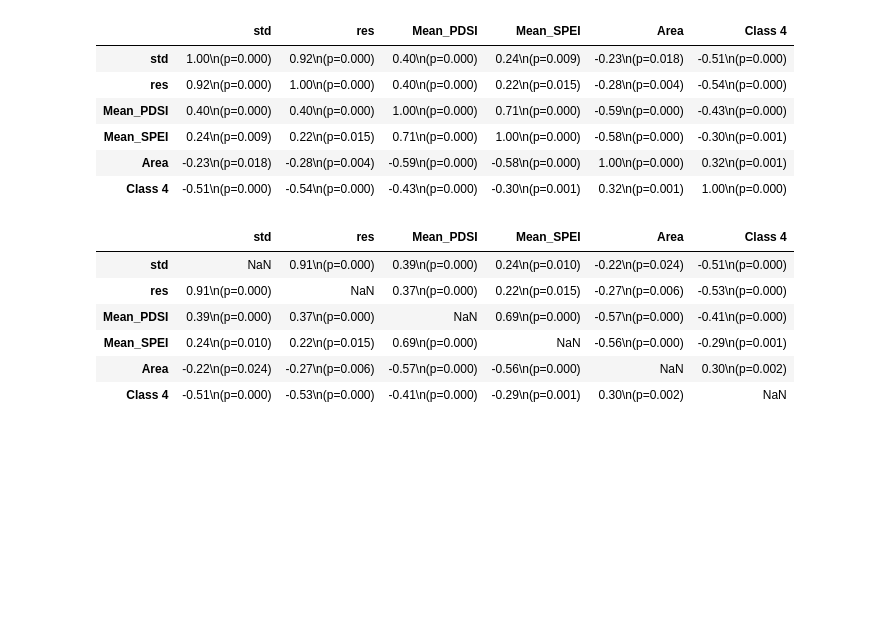
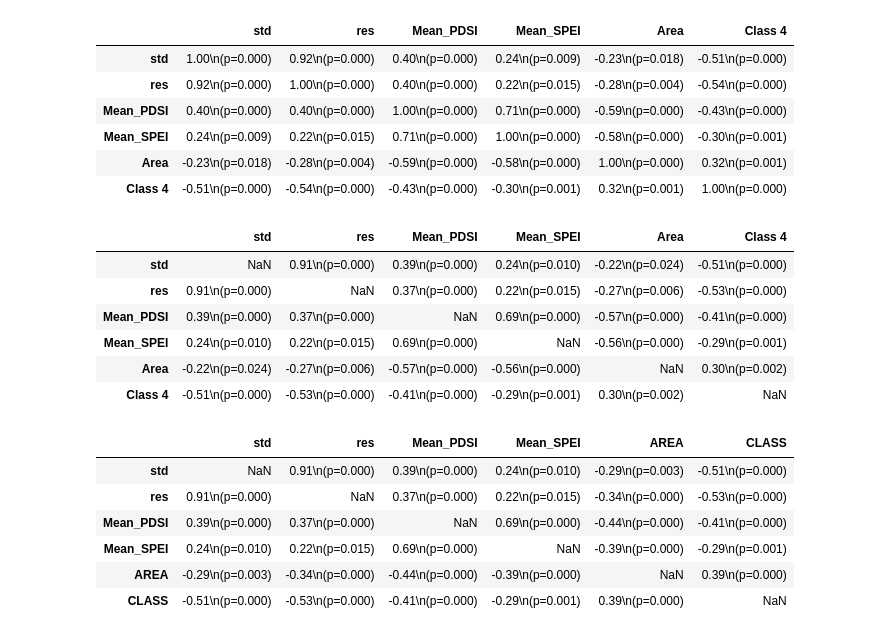
Before and after one commit to mikewellmeansme/TracheidClustering, a Jupyter notebook: notebooks/sclaling.ipynb, the cells around one changed output. Saved outputs shown, nothing was run; the diff lists cells and outputs as text; code cells hidden in the pictures; blank space fills up the shorter version.

```diff
--- a/notebooks/sclaling.ipynb
+++ b/notebooks/sclaling.ipynb
@@ -167,4 +197,16 @@ df_bootstrap
 | Mean_SPEI | 0.24\n(p=0.010) | 0.22\n(p=0.015) | 0.69\n(p=0.000) | NaN | -0.56\n(p=0.000) | -0.29\n(p=0.001) |
 | Area | -0.22\n(p=0.024) | -0.27\n(p=0.006) | -0.57\n(p=0.000) | -0.56\n(p=0.000) | NaN | 0.30\n(p=0.002) |
 | Class 4 | -0.51\n(p=0.000) | -0.53\n(p=0.000) | -0.41\n(p=0.000) | -0.29\n(p=0.001) | 0.30\n(p=0.002) | NaN |
+# %%
+df_bootstrap = get_df_bootstrap_corr(scale_table.drop(columns=['Year']))
+# %%
+df_bootstrap
+# %% [output]
+|  | std | res | Mean_PDSI | Mean_SPEI | AREA | CLASS |
+| std | NaN | 0.91\n(p=0.000) | 0.39\n(p=0.000) | 0.24\n(p=0.010) | -0.29\n(p=0.003) | -0.51\n(p=0.000) |
+| res | 0.91\n(p=0.000) | NaN | 0.37\n(p=0.000) | 0.22\n(p=0.015) | -0.34\n(p=0.000) | -0.53\n(p=0.000) |
+| Mean_PDSI | 0.39\n(p=0.000) | 0.37\n(p=0.000) | NaN | 0.69\n(p=0.000) | -0.44\n(p=0.000) | -0.41\n(p=0.000) |
+| Mean_SPEI | 0.24\n(p=0.010) | 0.22\n(p=0.015) | 0.69\n(p=0.000) | NaN | -0.39\n(p=0.000) | -0.29\n(p=0.001) |
+| AREA | -0.29\n(p=0.003) | -0.34\n(p=0.000) | -0.44\n(p=0.000) | -0.39\n(p=0.000) | NaN | 0.39\n(p=0.000) |
+| CLASS | -0.51\n(p=0.000) | -0.53\n(p=0.000) | -0.41\n(p=0.000) | -0.29\n(p=0.001) | 0.39\n(p=0.000) | NaN |
 # %%
```
Also changed, not shown: parts of 4 cells of this notebook, 1 other file.
